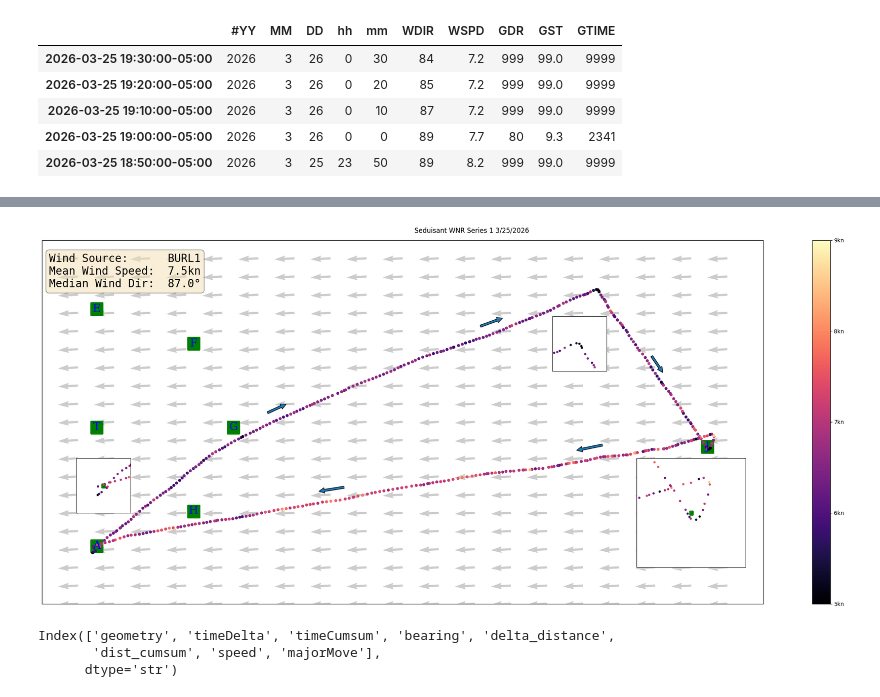
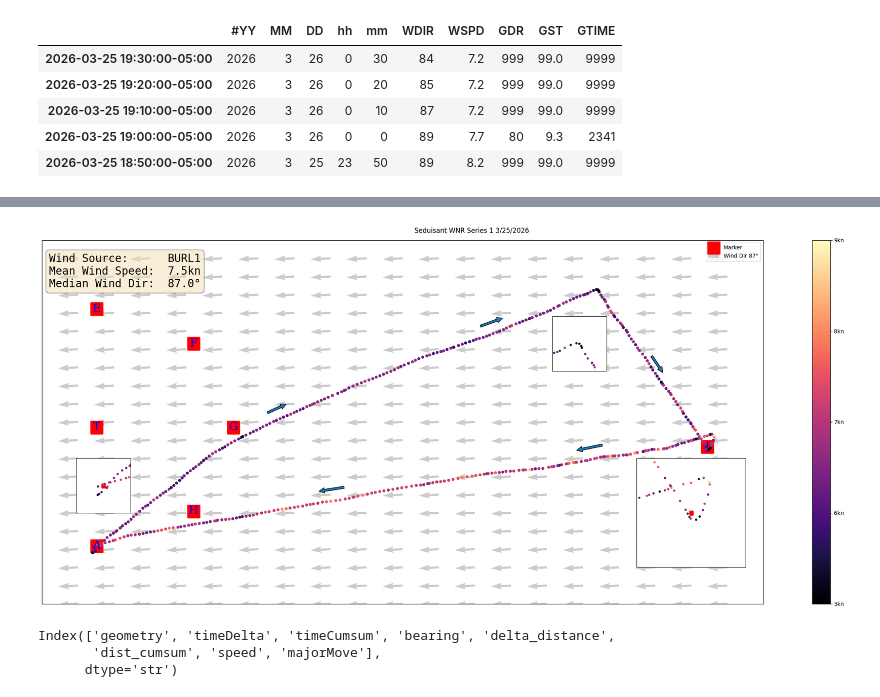
Before and after one commit to GarysCorner/RegattaTracking, a Jupyter notebook: 2026-03-25 Seduisant.ipynb, the cells around one changed output, grey strips where cells are left out. Drawn from its saved outputs; the diff is of its cells as text; code cells hidden in the pictures.

Commit message:
Added some labeling

```diff
--- a/2026-03-25 Seduisant.ipynb
+++ b/2026-03-25 Seduisant.ipynb
@@ -152,7 +152,8 @@ def createWindQuiver(ax):
               u=sin(radians(medianWind+180)),v=cos(radians(medianWind+180)),\
               angles='uv',\
               color =(0,0,0,0.2),
-              zorder=-2)
+              zorder=-2,
+              label=f"Wind Dir {medianWind:.0f}\U000000B0")
 # %%
 def createPlot(ax, extent, s=72, wpS=500,plotWind=True, lblWpt=True ,extentBuffer=buffer):
 
@@ -168,7 +169,7 @@ def createPlot(ax, extent, s=72, wpS=500,plotWind=True, lblWpt=True ,extentBuffe
         ax.add_patch(arrow)
 
 
-    ax.scatter(waypointGdf.geometry.x, waypointGdf.geometry.y, marker='s',s=wpS, c='g')
+    ax.scatter(waypointGdf.geometry.x, waypointGdf.geometry.y, marker='s',s=wpS, c='r', label='Marker')
 
     if lblWpt:
         for idx,item in waypointGdf[wptMask].iterrows():
@@ -219,34 +220,36 @@ jExtent = waypointGdf.loc['J','geometry'].buffer(wptRadius).bounds
 jInset = ax.inset_axes([0.75,0.10,0.3,0.3], projection=proj, zorder=10 )
 createPlot(jInset, jExtent, s=10, wpS=50, plotWind=False, lblWpt=False, extentBuffer=0 )
 
 tackRadius = 0.07 / 60
 tackExtent = trkGdf.loc[tackPt,'geometry'].buffer(tackRadius).bounds
 tackInset = ax.inset_axes([0.67,0.64,0.15,0.15], projection=proj, zorder=10 )
 createPlot(tackInset, tackExtent, s=10, wpS=50, plotWind=False, lblWpt=False, extentBuffer=0 )
 
 aExtent = waypointGdf.loc['A','geometry'].buffer(wptRadius).bounds
 aInset = ax.inset_axes([0.01,0.25,0.15,0.15], projection=proj, zorder=10 )
 createPlot(aInset, aExtent, s=10, wpS=50, plotWind=False, lblWpt=False, extentBuffer=0 )
 
 #add wind speed
 windStr = f"""Wind Source:      BURL1
 Mean Wind Speed:  {meanWindSpeed:.1f}kn
 Median Wind Dir:  {medianWind}\U000000B0"""
 ax.text(0.01,0.87,windStr, transform=ax.transAxes,\
         fontsize=20,\
         fontfamily='monospace',\
        bbox={
            'boxstyle':'round',
            'facecolor':'wheat',
            'alpha':0.5
        })
 
+ax.legend()
+
 fig.suptitle(title)
 fig.tight_layout()
 fig.savefig(f"{outputPath}/{outfileBase}.jpg")
 fig.savefig(f"{outputPath}/{outfileBase}.svg")
 # %% [output]
-[figure, old version]
+[figure, new version]
 # %%
 trkGdfUtm = trkGdf.to_crs(utm)
 # %%
```
Also changed, not shown: parts of 2 cells of this notebook.
